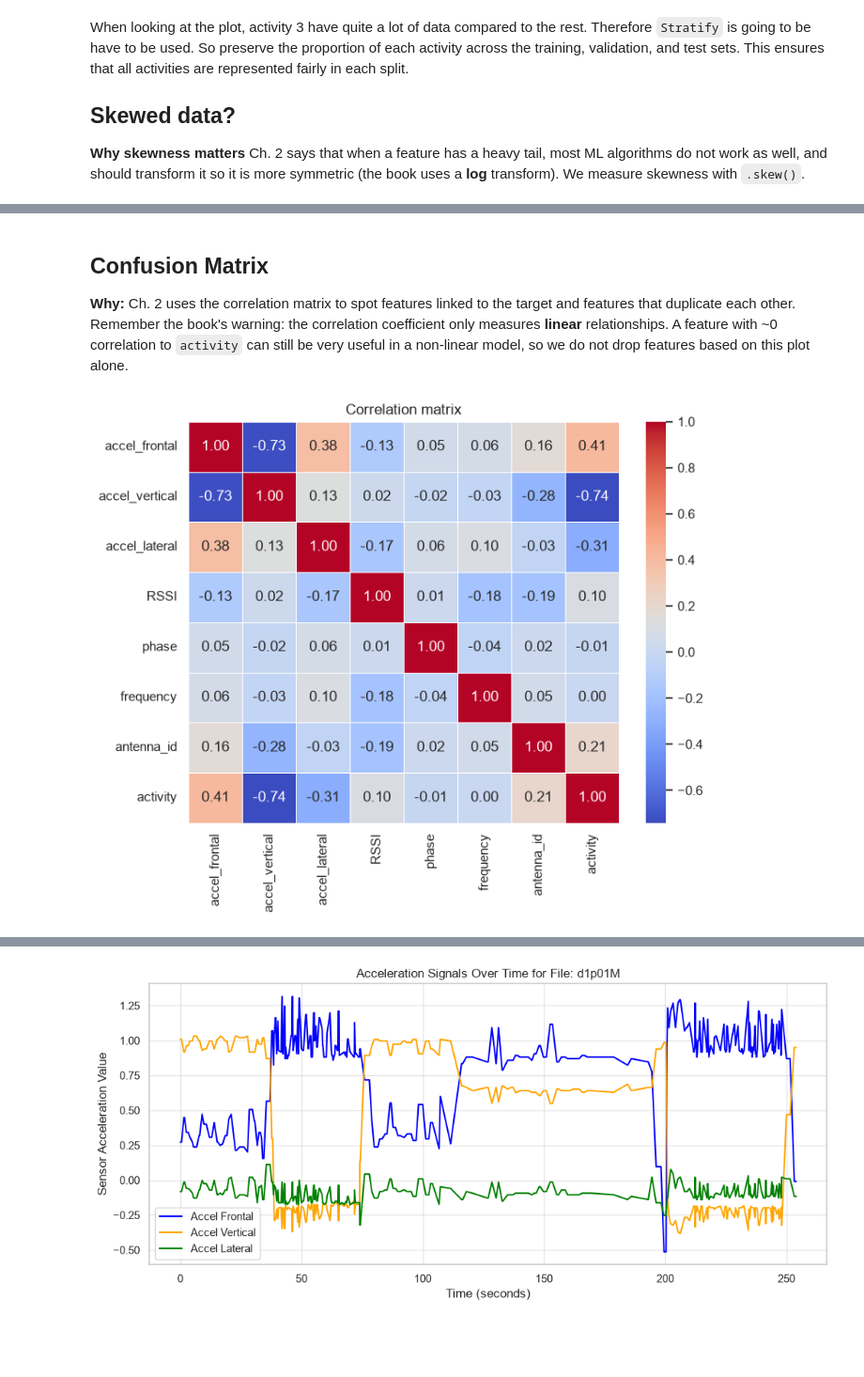
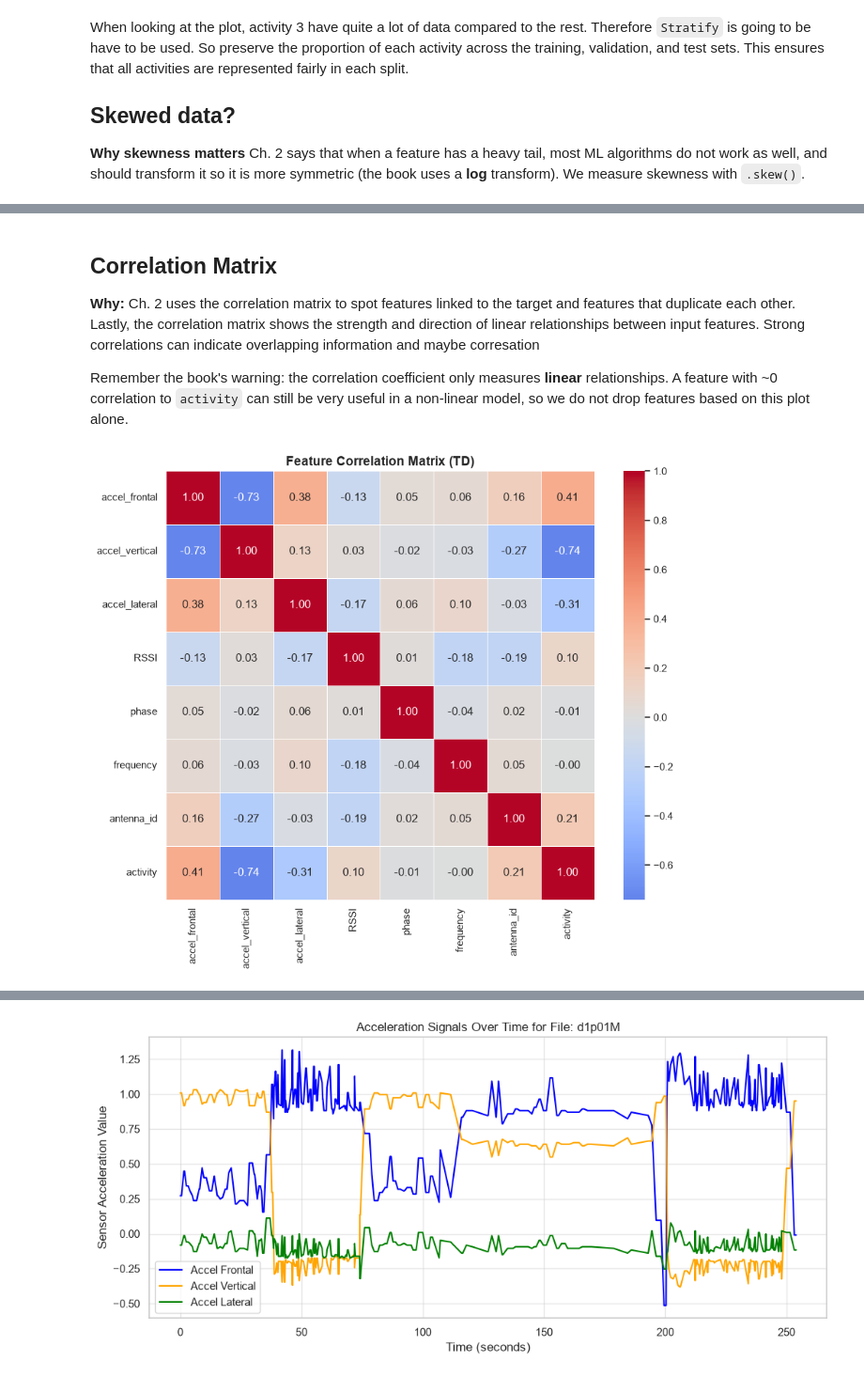
Before and after one commit to R3ALITI3S/MachineLearningMiniProject, a Jupyter notebook: MachineLearning.ipynb, the cells around one changed output, grey strips where cells are left out. Shown at 94% size. Cells and saved outputs as stored; diff of their text form; code cells hidden in the pictures; blank space fills up the shorter version.

```diff
--- a/MachineLearning.ipynb
+++ b/MachineLearning.ipynb
@@ -255,13 +357,34 @@ plt.show()
 # %% [markdown]
 
-## Confusion Matrix
+## Correlation Matrix
 
-**Why:** Ch. 2 uses the correlation matrix to spot features linked to the target and features that duplicate each other. Remember the book's warning: the correlation coefficient only measures **linear** relationships. A feature with ~0 correlation to `activity` can still be very useful in a non-linear model, so we do not drop features based on this plot alone.
+**Why:** Ch. 2 uses the correlation matrix to spot features linked to the target and features that duplicate each other. Lastly, the correlation matrix shows the strength and direction of linear relationships between input features. Strong correlations can indicate overlapping information and maybe corresation
+
+Remember the book's warning: the correlation coefficient only measures **linear** relationships. A feature with ~0 correlation to `activity` can still be very useful in a non-linear model, so we do not drop features based on this plot alone.
 # %%
 # Correlation matrix (Ch. 2: corr()) - to see which features move together
-plt.figure(figsize=(8, 6))
-sns.heatmap(df[num_cols + ["antenna_id", "activity"]].corr(), annot=True, fmt=".2f", cmap="coolwarm", linewidths=0.5)
-plt.title("Correlation matrix")
+# Antenna_id and activity are added again.
+corr_data = X_train[num_cols + ["antenna_id"]].copy()
+corr_data["activity"] = y_train
+
+# Calculate correlation matrix
+corr_matrix = corr_data.corr()
+
+# Plot heatmap
+plt.figure(figsize=(10, 8))
+
+sns.heatmap(
+    corr_matrix,
+    annot=True,
+    fmt=".2f",
+    cmap="coolwarm",
+    center=0,
+    linewidths=0.5,
+    square=True
+)
+
+plt.title("Feature Correlation Matrix (TD)", fontsize=14, fontweight="bold")
+plt.tight_layout()
 plt.show()
 # %% [output]
-[figure, old version]
+[figure, new version]
```
Also changed, not shown: parts of 35 cells of this notebook.
